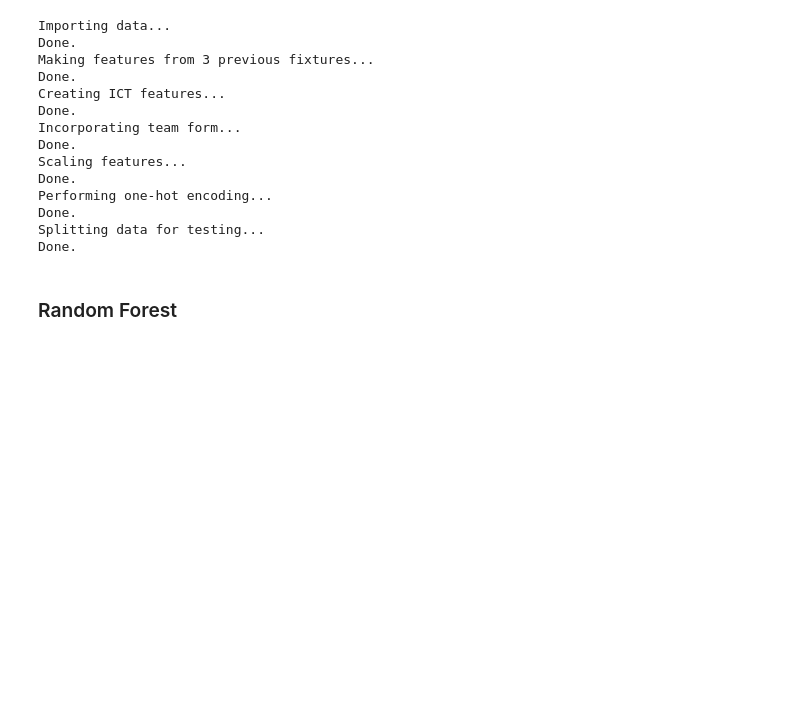
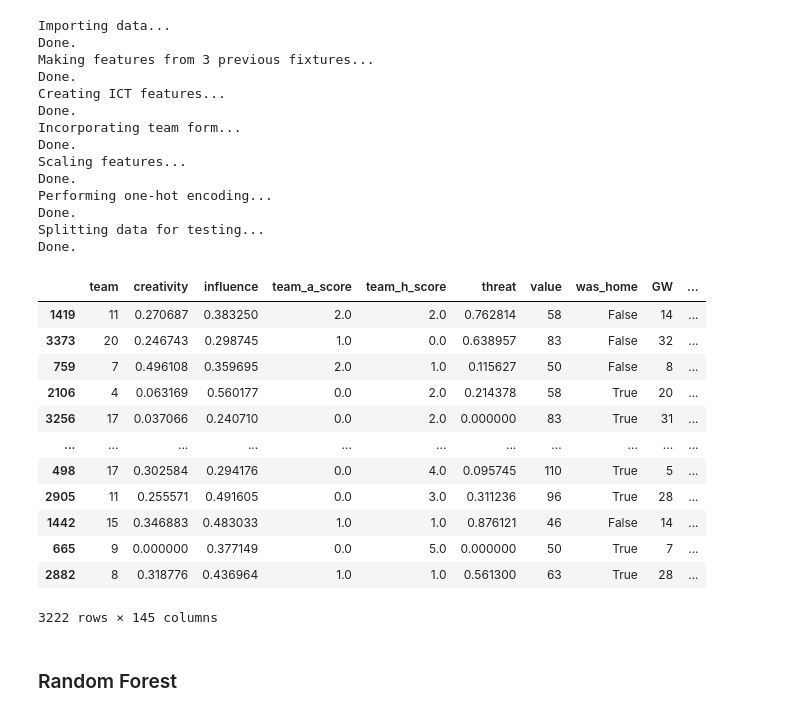
Before and after one commit to ashwinsapre/FPLTeamSelector, a Jupyter notebook: feature_engineering.ipynb, the cells around one changed output. Saved outputs shown, nothing was run; the diff lists cells and outputs as text; code cells hidden in the pictures; blank space fills up the shorter version.

```diff
--- a/feature_engineering.ipynb
+++ b/feature_engineering.ipynb
@@ -41,5 +51,13 @@ def fixture_finder(team1, team2, data):
 # %%
 def prevfeatures(data):
+    '''
+    synthesising features about the last 3 fixtures
+        points the player has got in last 3 fixtures
+        fdr of the team the player faced in the last 3 fixtures
+        goals the team scored in the last 3 fixtures
+        goals the team conceded in the last 3 fixtures
+        (last 2 can be used to see talisman status)
+    '''
     playerlist=list(data['playerid'].unique())
     pointsdict={}
     fdrdict={}
@@ -104,6 +122,10 @@ def prevfeatures(data):
     return data
 # %%
 def ICT(data):
+    '''
+    compute average influence, creativity and threat scores of a player, till that point in the season
+    ICT scores of a gameweek counted only if the player has played more than 30mins
+    '''
     playerlist=list(data['playerid'].unique())
     i_avg=[]
     c_avg=[]
@@ -259,6 +287,22 @@ Performing one-hot encoding...
 Done.
 Splitting data for testing...
 Done.
+# %%
+xtrain
+# %% [output]
+|  | team | creativity | influence | team_a_score | team_h_score | threat | value | was_home | GW | ... |
+| 1419 | 11 | 0.270687 | 0.383250 | 2.0 | 2.0 | 0.762814 | 58 | False | 14 | ... |
+| 3373 | 20 | 0.246743 | 0.298745 | 1.0 | 0.0 | 0.638957 | 83 | False | 32 | ... |
+| 759 | 7 | 0.496108 | 0.359695 | 2.0 | 1.0 | 0.115627 | 50 | False | 8 | ... |
+| 2106 | 4 | 0.063169 | 0.560177 | 0.0 | 2.0 | 0.214378 | 58 | True | 20 | ... |
+| 3256 | 17 | 0.037066 | 0.240710 | 0.0 | 2.0 | 0.000000 | 83 | True | 31 | ... |
+| ... | ... | ... | ... | ... | ... | ... | ... | ... | ... | ... |
+| 498 | 17 | 0.302584 | 0.294176 | 0.0 | 4.0 | 0.095745 | 110 | True | 5 | ... |
+| 2905 | 11 | 0.255571 | 0.491605 | 0.0 | 3.0 | 0.311236 | 96 | True | 28 | ... |
+| 1442 | 15 | 0.346883 | 0.483033 | 1.0 | 1.0 | 0.876121 | 46 | False | 14 | ... |
+| 665 | 9 | 0.000000 | 0.377149 | 0.0 | 5.0 | 0.000000 | 50 | True | 7 | ... |
+| 2882 | 8 | 0.318776 | 0.436964 | 1.0 | 1.0 | 0.561300 | 63 | True | 28 | ... |
+3222 rows × 145 columns
 # %% [markdown]
 ### Random Forest
 # %%
```
Also changed, not shown: parts of 12 cells of this notebook, 2 other files.
